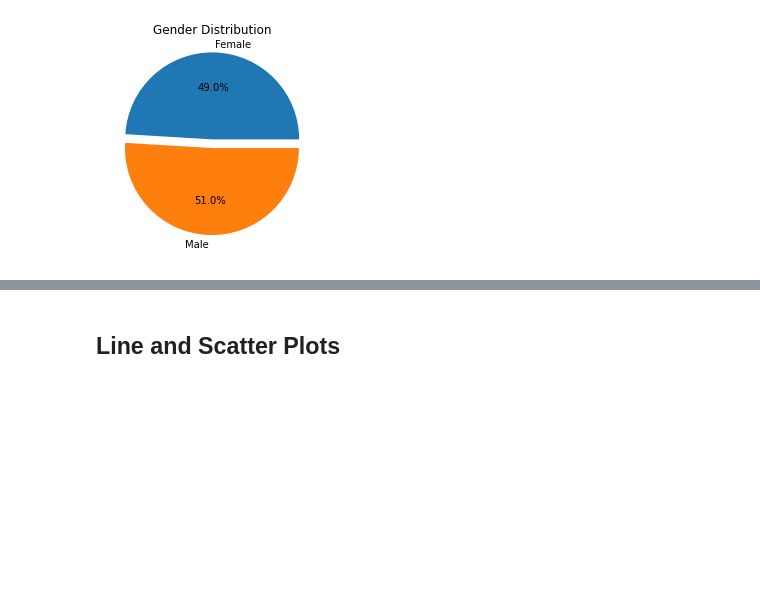
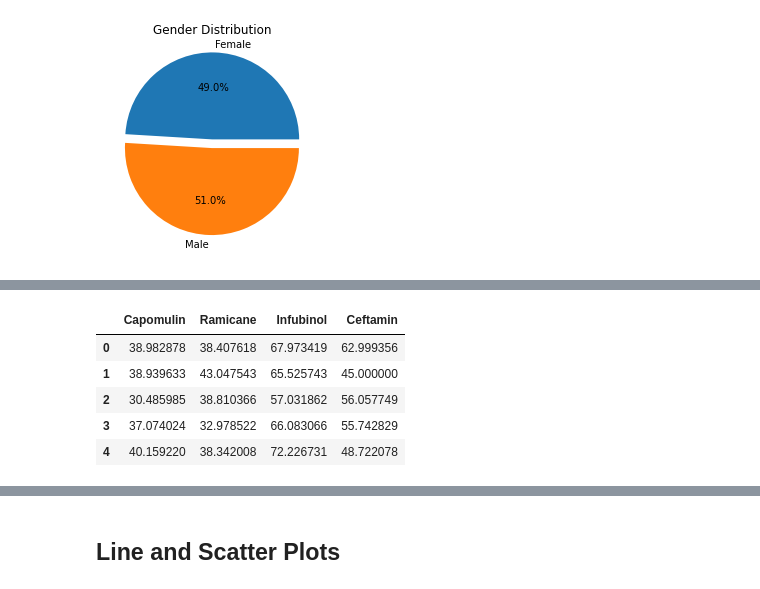
Before and after one commit to hibaa-a/matplotlib, a Jupyter notebook: Pymaceuticals/pymaceuticals.ipynb, the cells around one changed output, grey strips where cells are left out. Saved outputs shown, nothing was run; the diff lists cells and outputs as text; code cells hidden in the pictures; blank space fills up the shorter version.

```diff
--- a/Pymaceuticals/pymaceuticals.ipynb
+++ b/Pymaceuticals/pymaceuticals.ipynb
@@ -169,0 +199,38 @@ plt.show()
+# %%
+treatments = ['Capomulin', 'Ramicane', 'Infubinol', 'Ceftamin']
+
+# Create empty list to fill with tumor vol data (for plotting)
+
+capomulin_t = []
+ramicane_t = []
+infubinol_t = []
+ceftamin_t = []
+
+# Put treatments into a list for for loop (and later for plot labels)
+
+for index, row in final_volume_df.iterrows():
+        if row["Drug Regimen"] == 'Capomulin':
+            capomulin_t.append(row['Tumor Volume (mm3)'])
+        if row["Drug Regimen"] == treatments[1]:
+            ramicane_t.append(row['Tumor Volume (mm3)'])
+        if row["Drug Regimen"] == treatments[2]:
+            infubinol_t.append(row['Tumor Volume (mm3)'])
+        if row["Drug Regimen"] == treatments[3]:
+            ceftamin_t.append(row['Tumor Volume (mm3)'])
+
+drugs_df = pd.DataFrame({treatments[0]: capomulin_t,
+                       treatments[1]: ramicane_t,
+                       treatments[2]: infubinol_t,
+                       treatments[3]: ceftamin_t
+                       })
+
+drugs_df_max = drugs_df.max()
+drugs_df_min = drugs_df.min()
+drugs_df.head()
+# %% [output]
+|  | Capomulin | Ramicane | Infubinol | Ceftamin |
+| 0 | 38.982878 | 38.407618 | 67.973419 | 62.999356 |
+| 1 | 38.939633 | 43.047543 | 65.525743 | 45.000000 |
+| 2 | 30.485985 | 38.810366 | 57.031862 | 56.057749 |
+| 3 | 37.074024 | 32.978522 | 66.083066 | 55.742829 |
+| 4 | 40.159220 | 38.342008 | 72.226731 | 48.722078 |
```
Also changed, not shown: parts of 5 cells of this notebook.
